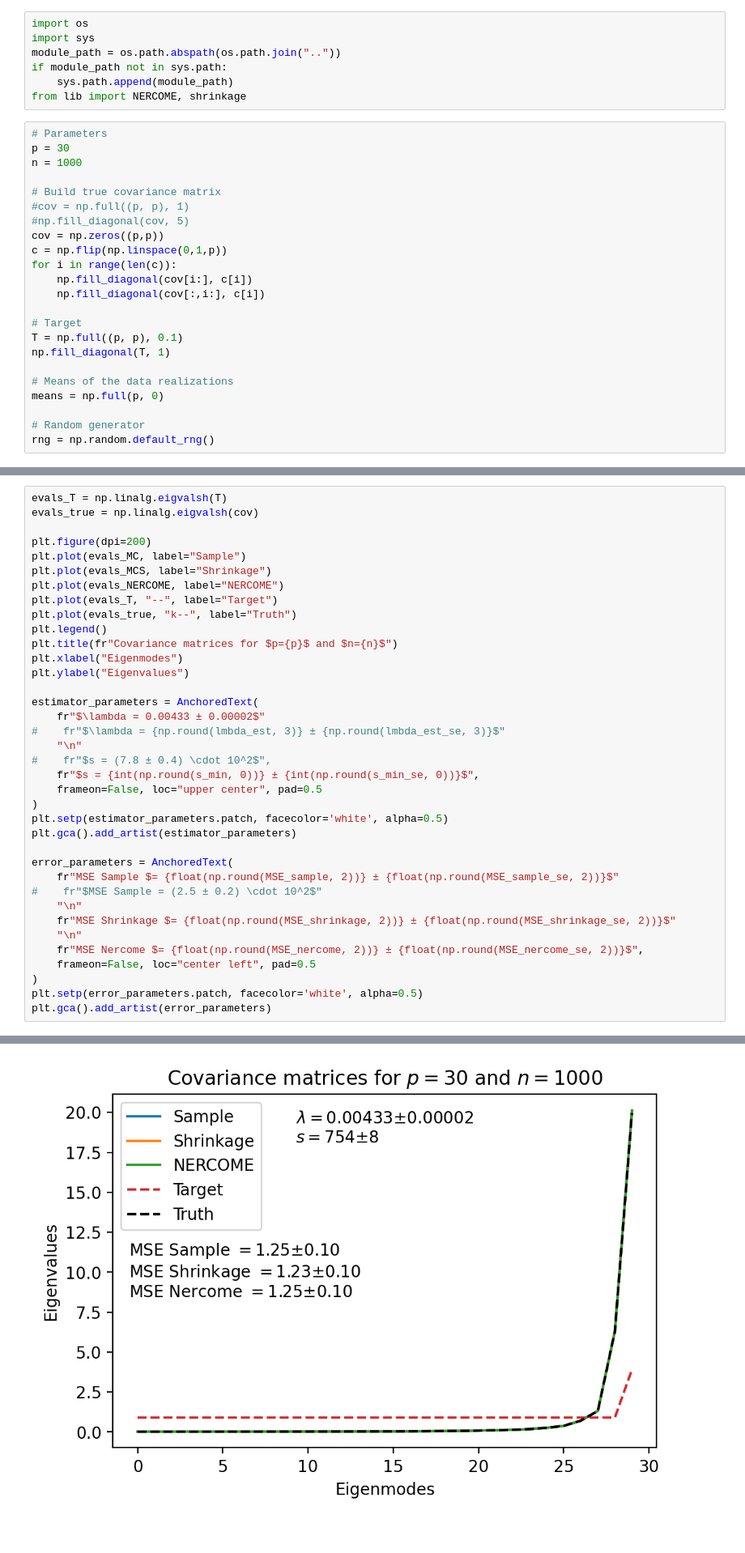
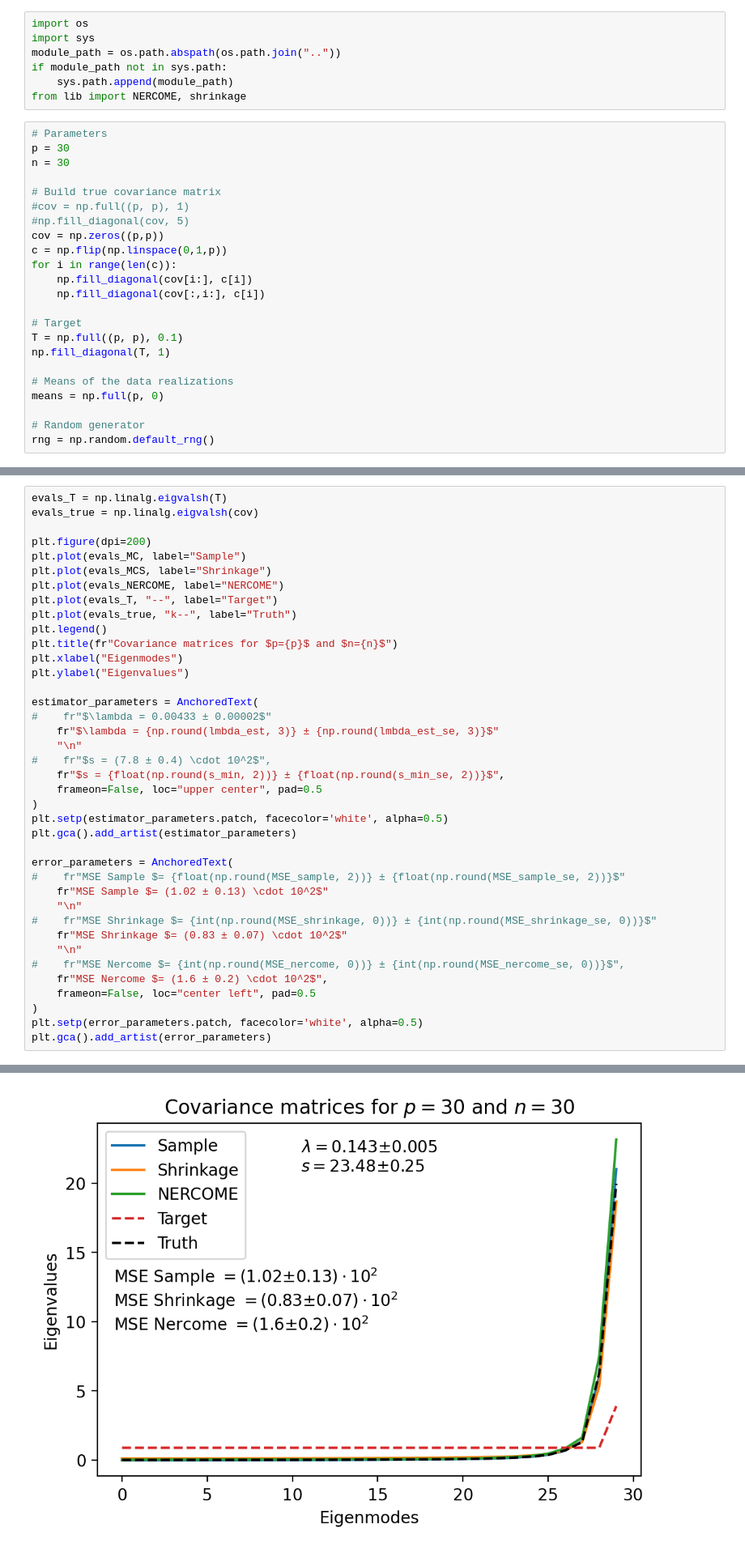
Before and after one commit to marnixlooijmans/shrinkage-estimation-toy-examples, a Jupyter notebook: notebooks/examples-multivariate.ipynb, the cells around one changed output, grey strips where cells are left out. Shown at 81% size. Drawn from its saved outputs; the diff is of its cells as text.

```diff
--- a/notebooks/examples-multivariate.ipynb
+++ b/notebooks/examples-multivariate.ipynb
@@ -13,7 +13,7 @@ from lib import NERCOME, shrinkage
 # %%
 # Parameters
 p = 30
-n = 1000
+n = 30
 
 # Build true covariance matrix
 #cov = np.full((p, p), 1)
@@ -107,38 +107,40 @@ evals_T = np.linalg.eigvalsh(T)
 evals_true = np.linalg.eigvalsh(cov)
 
 plt.figure(dpi=200)
 plt.plot(evals_MC, label="Sample")
 plt.plot(evals_MCS, label="Shrinkage")
 plt.plot(evals_NERCOME, label="NERCOME")
 plt.plot(evals_T, "--", label="Target")
 plt.plot(evals_true, "k--", label="Truth")
 plt.legend()
 plt.title(fr"Covariance matrices for $p={p}$ and $n={n}$")
 plt.xlabel("Eigenmodes")
 plt.ylabel("Eigenvalues")
 
 estimator_parameters = AnchoredText(
-    fr"$\lambda = 0.00433 ± 0.00002$"
-#    fr"$\lambda = {np.round(lmbda_est, 3)} ± {np.round(lmbda_est_se, 3)}$"
+#    fr"$\lambda = 0.00433 ± 0.00002$"
+    fr"$\lambda = {np.round(lmbda_est, 3)} ± {np.round(lmbda_est_se, 3)}$"
     "\n"
 #    fr"$s = (7.8 ± 0.4) \cdot 10^2$",
-    fr"$s = {int(np.round(s_min, 0))} ± {int(np.round(s_min_se, 0))}$",
+    fr"$s = {float(np.round(s_min, 2))} ± {float(np.round(s_min_se, 2))}$",
     frameon=False, loc="upper center", pad=0.5
 )
 plt.setp(estimator_parameters.patch, facecolor='white', alpha=0.5)
 plt.gca().add_artist(estimator_parameters)
 
 error_parameters = AnchoredText(
-    fr"MSE Sample $= {float(np.round(MSE_sample, 2))} ± {float(np.round(MSE_sample_se, 2))}$"
-#    fr"$MSE Sample = (2.5 ± 0.2) \cdot 10^2$"
+#    fr"MSE Sample $= {float(np.round(MSE_sample, 2))} ± {float(np.round(MSE_sample_se, 2))}$"
+    fr"MSE Sample $= (1.02 ± 0.13) \cdot 10^2$"
     "\n"
-    fr"MSE Shrinkage $= {float(np.round(MSE_shrinkage, 2))} ± {float(np.round(MSE_shrinkage_se, 2))}$"
+#    fr"MSE Shrinkage $= {int(np.round(MSE_shrinkage, 0))} ± {int(np.round(MSE_shrinkage_se, 0))}$"
+    fr"MSE Shrinkage $= (0.83 ± 0.07) \cdot 10^2$"
     "\n"
-    fr"MSE Nercome $= {float(np.round(MSE_nercome, 2))} ± {float(np.round(MSE_nercome_se, 2))}$",
+#    fr"MSE Nercome $= {int(np.round(MSE_nercome, 0))} ± {int(np.round(MSE_nercome_se, 0))}$",
+    fr"MSE Nercome $= (1.6 ± 0.2) \cdot 10^2$",
     frameon=False, loc="center left", pad=0.5
 )
 plt.setp(error_parameters.patch, facecolor='white', alpha=0.5)
 plt.gca().add_artist(error_parameters)
 # %% [output]
 <matplotlib.offsetbox.AnchoredText at 0x...>
-[figure, old version]
+[figure, new version]
```
Also changed, not shown: parts of 1 cell of this notebook.
